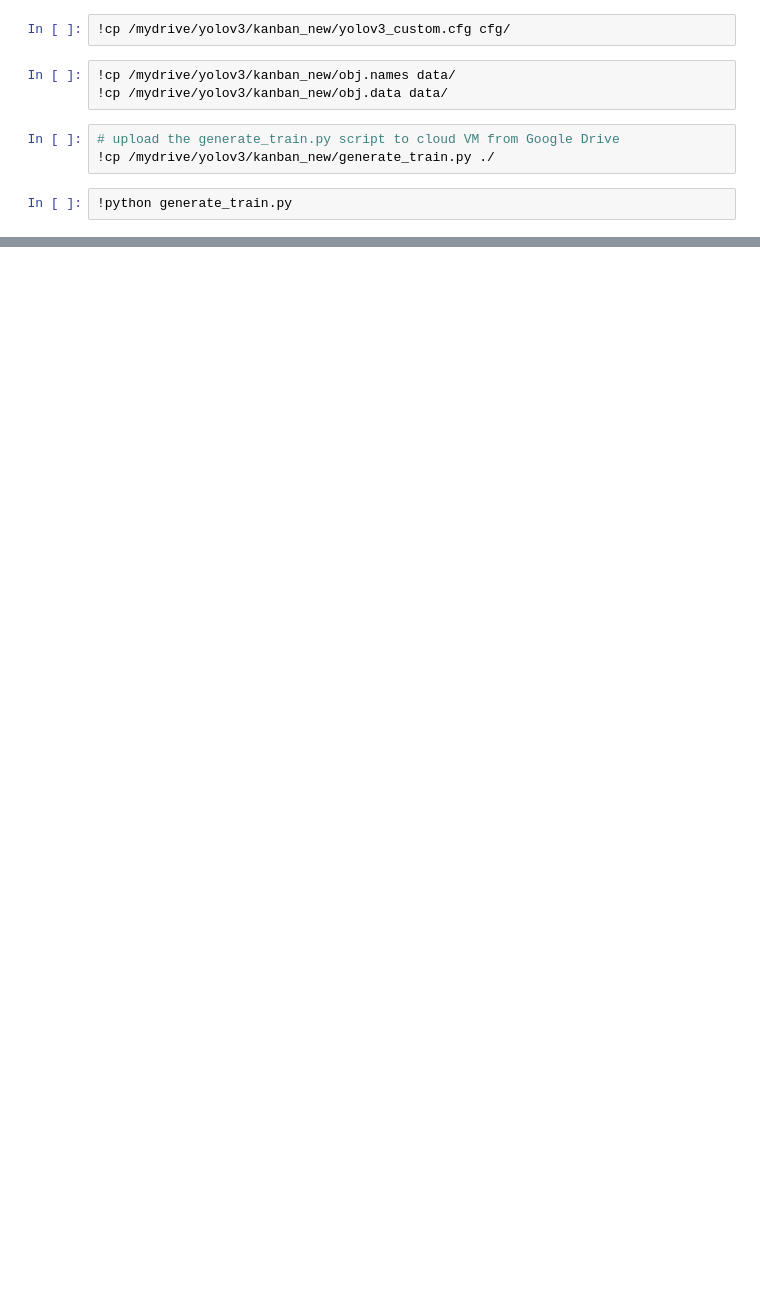
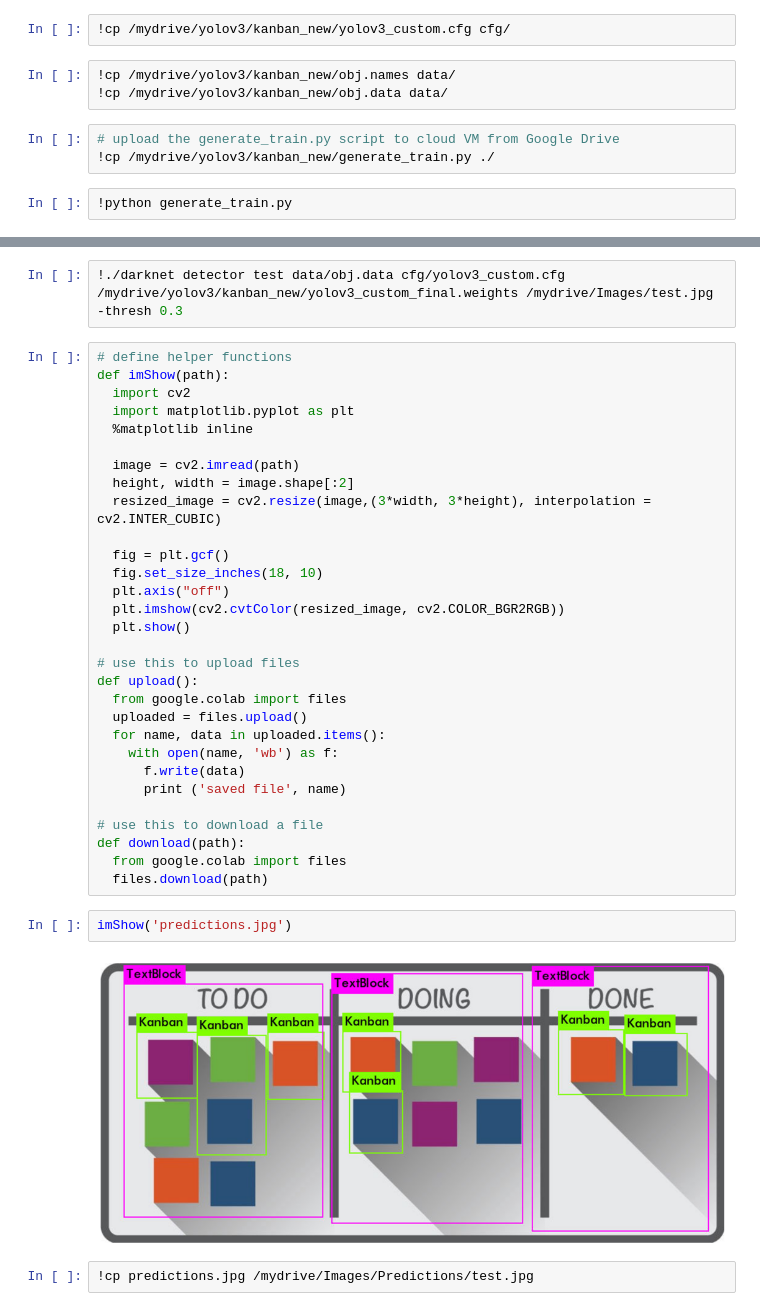
Before and after one commit to DataActivator/Custom-Object-Detection, a Jupyter notebook: kanbanwithtextblock.ipynb, the cells around one changed output, grey strips where cells are left out. Cells and saved outputs as stored; diff of their text form; blank space fills up the shorter version.

```diff
--- a/kanbanwithtextblock.ipynb
+++ b/kanbanwithtextblock.ipynb
@@ -156,0 +69,38 @@ v3 (mse loss, Normalizer: (iou: 0.75, cls: 1.00) Region 82 Avg (IOU: 0.337303, G
+# %%
+!./darknet detector test data/obj.data cfg/yolov3_custom.cfg /mydrive/yolov3/kanban_new/yolov3_custom_final.weights /mydrive/Images/test.jpg -thresh 0.3
+# %%
+# define helper functions
+def imShow(path):
+  import cv2
+  import matplotlib.pyplot as plt
+  %matplotlib inline
+
+  image = cv2.imread(path)
+  height, width = image.shape[:2]
+  resized_image = cv2.resize(image,(3*width, 3*height), interpolation = cv2.INTER_CUBIC)
+
+  fig = plt.gcf()
+  fig.set_size_inches(18, 10)
+  plt.axis("off")
+  plt.imshow(cv2.cvtColor(resized_image, cv2.COLOR_BGR2RGB))
+  plt.show()
+
+# use this to upload files
+def upload():
+  from google.colab import files
+  uploaded = files.upload()
+  for name, data in uploaded.items():
+    with open(name, 'wb') as f:
+      f.write(data)
+      print ('saved file', name)
+
+# use this to download a file
+def download(path):
+  from google.colab import files
+  files.download(path)
+# %%
+imShow('predictions.jpg')
+# %% [output]
+[figure, added]
+# %%
+!cp predictions.jpg /mydrive/Images/Predictions/test.jpg
```
Also changed, not shown: parts of 15 cells of this notebook.
